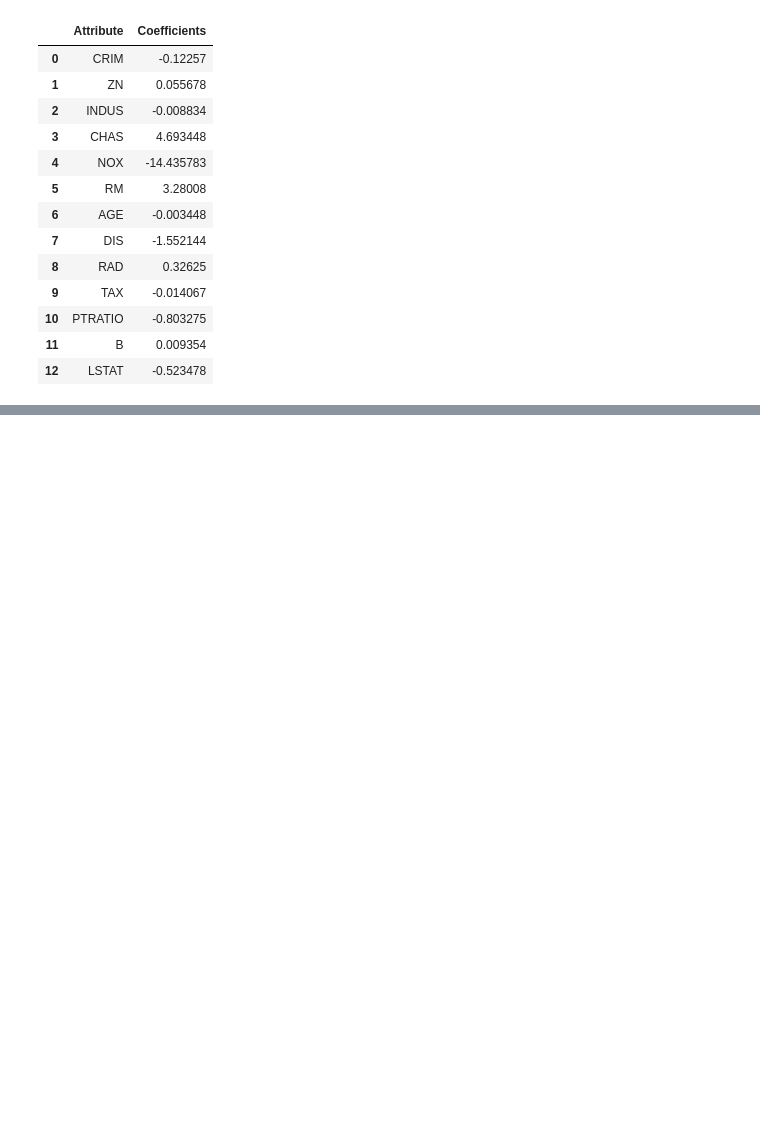
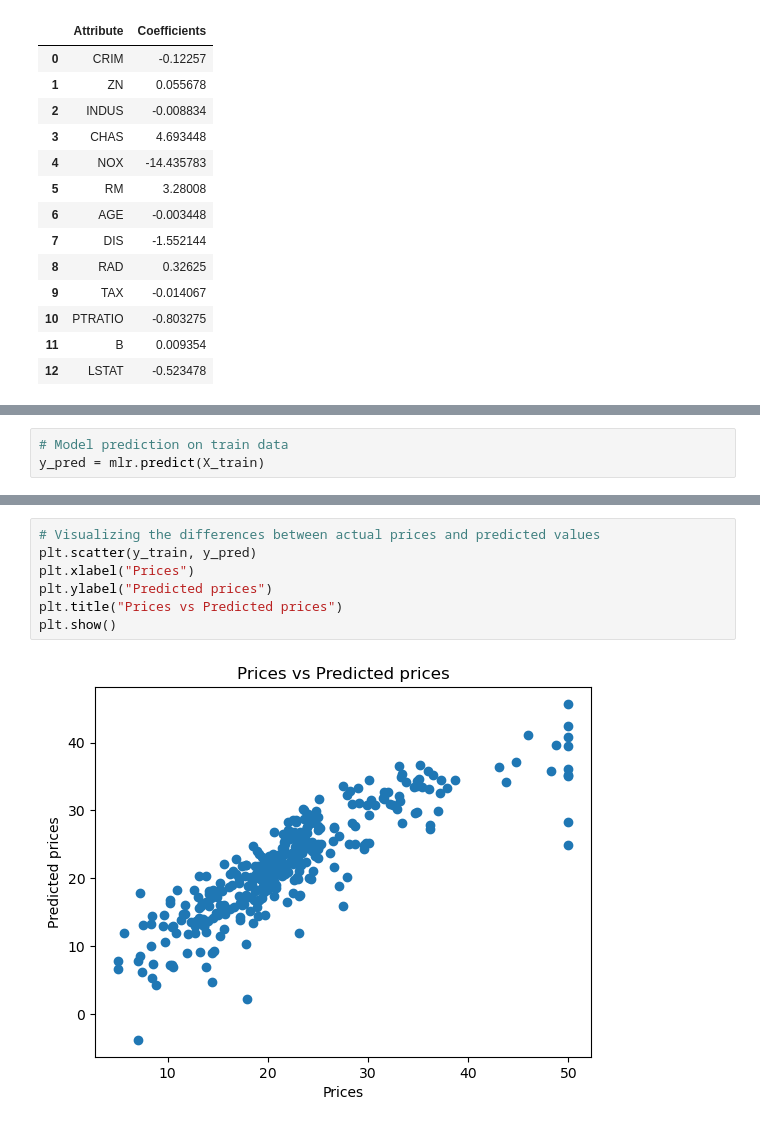
Before and after one commit to amirhosein-ziaei/Machine_Learning_Course, a Jupyter notebook: Linear_Regression/Linear_Regression_Multi_Variables.ipynb, the cells around one changed output, grey strips where cells are left out. Drawn from its saved outputs; the diff is of its cells as text; blank space fills up the shorter version.

```diff
--- a/Linear_Regression/Linear_Regression_Multi_Variables.ipynb
+++ b/Linear_Regression/Linear_Regression_Multi_Variables.ipynb
@@ -323,0 +326,3 @@ coeffcients
+# %%
+# Model prediction on train data
+y_pred = mlr.predict(X_train)
@@ -323,0 +340,9 @@ coeffcients
+# %%
+# Visualizing the differences between actual prices and predicted values
+plt.scatter(y_train, y_pred)
+plt.xlabel("Prices")
+plt.ylabel("Predicted prices")
+plt.title("Prices vs Predicted prices")
+plt.show()
+# %% [output]
+[figure, added]
```
Also changed, not shown: parts of 3 cells of this notebook.
